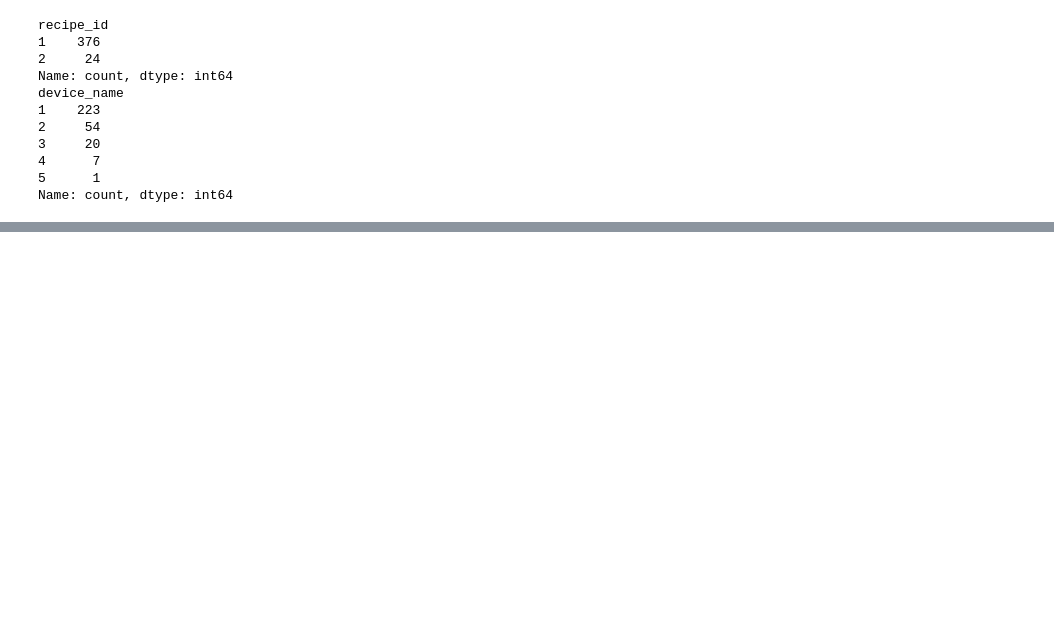
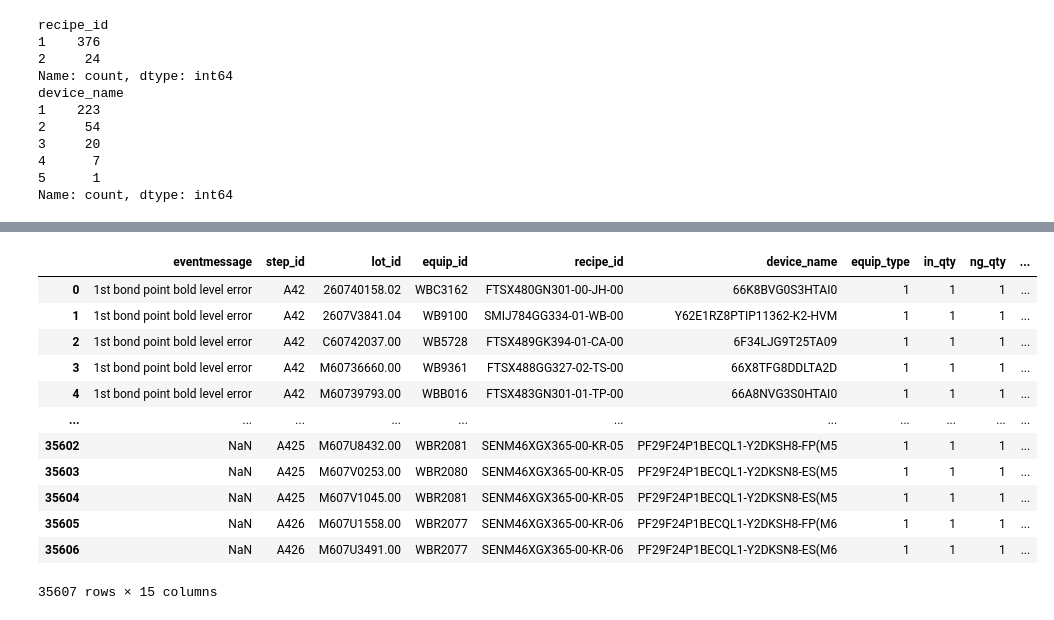
Before and after one commit to aceaceace123/test0806, a Jupyter notebook: WBMachine_ErrorEventAnalyze.ipynb, the cells around one changed output, grey strips where cells are left out. Cells and saved outputs as stored; diff of their text form; code cells hidden in the pictures; blank space fills up the shorter version.

```diff
--- a/WBMachine_ErrorEventAnalyze.ipynb
+++ b/WBMachine_ErrorEventAnalyze.ipynb
@@ -1043,0 +850,26 @@ Single-observation recipes: 49
+# %%
+df.groupby(
+        [   "eventmessage",
+            "step_id",
+            "lot_id",
+            "equip_id",
+            "recipe_id",
+            "device_name"
+        ],
+        as_index=False,
+        dropna=False
+    ).nunique()
+# %% [output]
+|  | eventmessage | step_id | lot_id | equip_id | recipe_id | device_name | equip_type | in_qty | ng_qty | ... |
+| 0 | 1st bond point bold level error | A42 | 260740158.02 | WBC3162 | FTSX480GN301-00-JH-00 | 66K8BVG0S3HTAI0 | 1 | 1 | 1 | ... |
+| 1 | 1st bond point bold level error | A42 | 2607V3841.04 | WB9100 | SMIJ784GG334-01-WB-00 | Y62E1RZ8PTIP11362-K2-HVM | 1 | 1 | 1 | ... |
+| 2 | 1st bond point bold level error | A42 | C60742037.00 | WB5728 | FTSX489GK394-01-CA-00 | 6F34LJG9T25TA09 | 1 | 1 | 1 | ... |
+| 3 | 1st bond point bold level error | A42 | M60736660.00 | WB9361 | FTSX488GG327-02-TS-00 | 66X8TFG8DDLTA2D | 1 | 1 | 1 | ... |
+| 4 | 1st bond point bold level error | A42 | M60739793.00 | WBB016 | FTSX483GN301-01-TP-00 | 66A8NVG3S0HTAI0 | 1 | 1 | 1 | ... |
+| ... | ... | ... | ... | ... | ... | ... | ... | ... | ... | ... |
+| 35602 | NaN | A425 | M607U8432.00 | WBR2081 | SENM46XGX365-00-KR-05 | PF29F24P1BECQL1-Y2DKSH8-FP(M5 | 1 | 1 | 1 | ... |
+| 35603 | NaN | A425 | M607V0253.00 | WBR2080 | SENM46XGX365-00-KR-05 | PF29F24P1BECQL1-Y2DKSN8-ES(M5 | 1 | 1 | 1 | ... |
+| 35604 | NaN | A425 | M607V1045.00 | WBR2081 | SENM46XGX365-00-KR-05 | PF29F24P1BECQL1-Y2DKSN8-ES(M5 | 1 | 1 | 1 | ... |
+| 35605 | NaN | A426 | M607U1558.00 | WBR2077 | SENM46XGX365-00-KR-06 | PF29F24P1BECQL1-Y2DKSH8-FP(M6 | 1 | 1 | 1 | ... |
+| 35606 | NaN | A426 | M607U3491.00 | WBR2077 | SENM46XGX365-00-KR-06 | PF29F24P1BECQL1-Y2DKSN8-ES(M6 | 1 | 1 | 1 | ... |
+35607 rows × 15 columns
```
Also changed, not shown: parts of 18 cells of this notebook.
